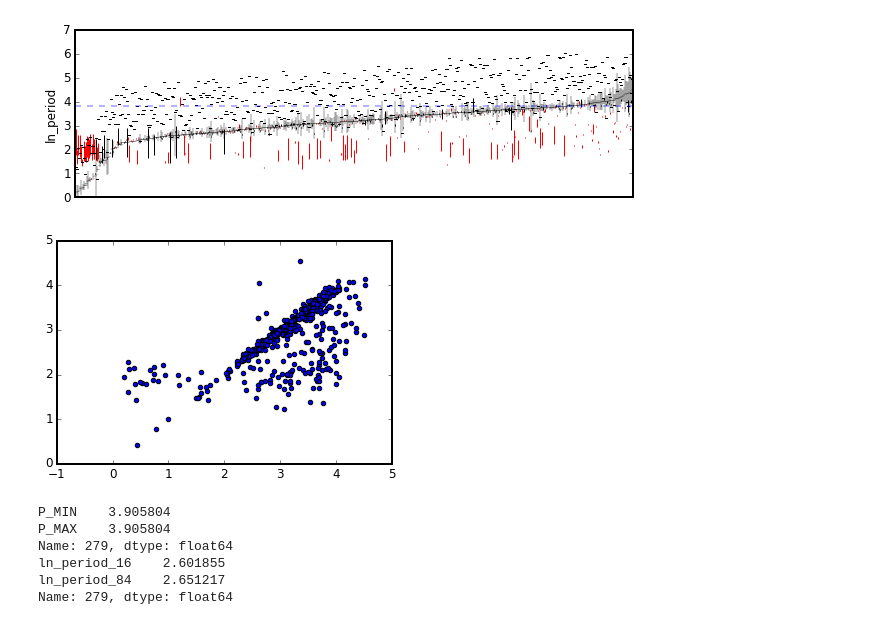
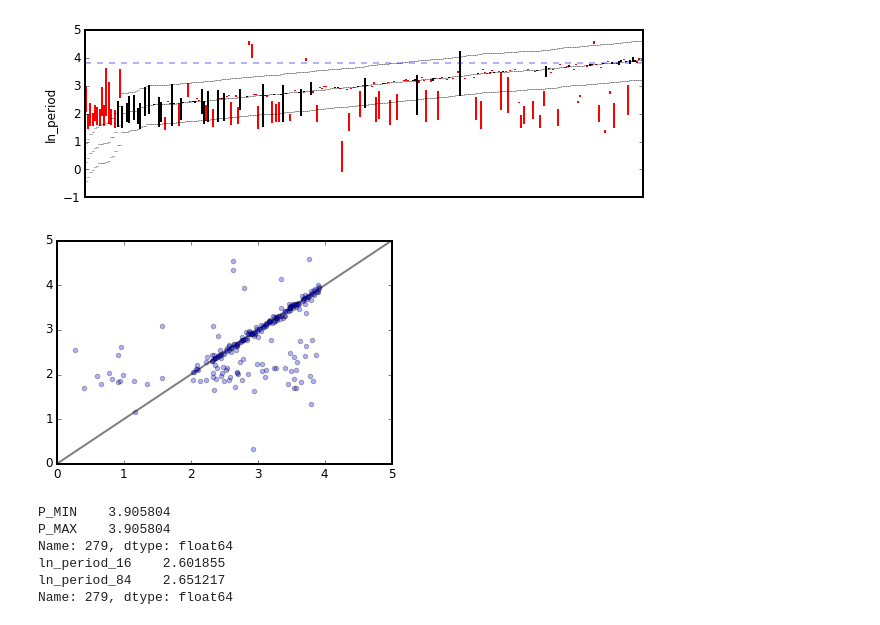
Before and after one commit to RuthAngus/GProtation, a Jupyter notebook: notebooks_tdm/summary.ipynb, the cells around one changed output. Drawn from its saved outputs; the diff is of its cells as text; code cells hidden in the pictures.

```diff
--- a/notebooks_tdm/summary.ipynb
+++ b/notebooks_tdm/summary.ipynb
@@ -4,6 +4,7 @@ import pandas as pd
 import matplotlib.pyplot as plt
 
 from gprot.summary import summarize_fits
+from gprot.aigrain import AigrainTruths
 
 df = summarize_fits('../results', truths='aigrain')
-df.head()
+df = df.join(AigrainTruths().df)
@@ -28,10 +25,10 @@ Index([u'N', u'AR', u'CLEN', u'COVER', u'LMIN', u'LMAX', u'R', u'SINI', u'PEQ',
+# %%
+q = 'DELTA_OMEGA==0'
+df = df.query(q)
 # %%
 %matplotlib inline
 import matplotlib.pyplot as plt
 from matplotlib.collections import LineCollection
-
-from gprot.aigrain import AigrainTruths
-truth = AigrainTruths().df
 
 import mpld3
 from mpld3 import plugins
@@ -39,47 +36,54 @@ mpld3.enable_notebook()
 
 inds = df.index[np.argsort(df.aigrain_p_mean)]
 fig, ax = plt.subplots(1, 1, figsize=(10,3))
 lines = []
 labels = []
 colors = []
+ln2 = np.log(2)
+di = 0.5
 for i,ix in enumerate(inds):
     ymin, ymax = df.ix[ix, ['aigrain_p_min', 'aigrain_p_max']]
     ymean = (ymin + ymax)/2.
     ax.plot([i,i], [ymin, ymax], color='k', alpha=0.2)
-    ax.plot([i-0.5, i+1.5], [ymean, ymean], color='k', lw=1, alpha=0.2)
-    tau, peq = truth.ix[ix, ['TAU', 'PEQ']]
-    y_tau = np.log(tau*peq)
-    ax.plot([i-0.5, i+1.5], [y_tau, y_tau], color='k', lw=1)
+    ax.plot([i-di, i+di], [ymean, ymean], color='k', lw=1, alpha=0.3)
+    ax.plot([i-di, i+di], [ymean-ln2, ymean-ln2], color='k', lw=1, alpha=0.3)
+    ax.plot([i-di, i+di], [ymean+ln2, ymean+ln2], color='k', lw=1, alpha=0.3)
+#     tau, peq = df.ix[ix, ['TAU', 'PEQ']]
+#     y_tau = np.log(tau*peq)
+#     ax.plot([i-0.5, i+1.5], [y_tau, y_tau], color='k', lw=1)
 
 
     ylo, yhi = df.ix[ix, ['ln_period_16', 'ln_period_84']]
     if (yhi < ymin) or (ylo > ymax):
         color='r'
     else:
         color='k'
     lines.append(([i,ylo], [i,yhi]))
     colors.append(color)
-    label = '{}: AMP={:.2e}'.format(ix, truth.ix[ix, 'AMP'])
+    label = '{}: AMP={:.2e}'.format(ix, df.ix[ix, 'AMP'])
     labels.append(label)
 
-collection = LineCollection(lines, colors=colors, linewidths=1)
+collection = LineCollection(lines, colors=colors, linewidths=2)
 ax.add_collection(collection)
 ax.set_xlim((-0.5, i+0.5))
 ax.set_xticks([]);
 ax.set_ylabel('ln_period');
 ax.plot([-0.5, i+0.5], [np.log(45), np.log(45)], ls='--', color='b', alpha=0.3);
 
 tooltip = mpld3.plugins.PointLabelTooltip(collection, labels=labels)
 plugins.connect(fig, tooltip)
 # %% [output]
-[figure, old version]
+[figure, new version]
 # %%
 fig, ax = plt.subplots(1,1)
-points = ax.scatter(df.aigrain_p_mean, df.ln_period_50)
+points = ax.scatter(df.aigrain_p_mean, df.ln_period_50, alpha=0.3)
+ax.plot(range(6), range(6), 'k', lw=2, alpha=0.5, zorder=0)
+ax.set_xlim((0,5))
+ax.set_ylim((0,5))
 tooltip = mpld3.plugins.PointLabelTooltip(points, labels=[i for i in df.index])
 plugins.connect(fig, tooltip)
 # %% [output]
-[figure, old version]
+[figure, new version]
 # %%
 i = 279
 print(np.log(truth.ix[i, ['P_MIN','P_MAX']]))
```
Also changed, not shown: parts of 3 cells of this notebook, 3 other files.
